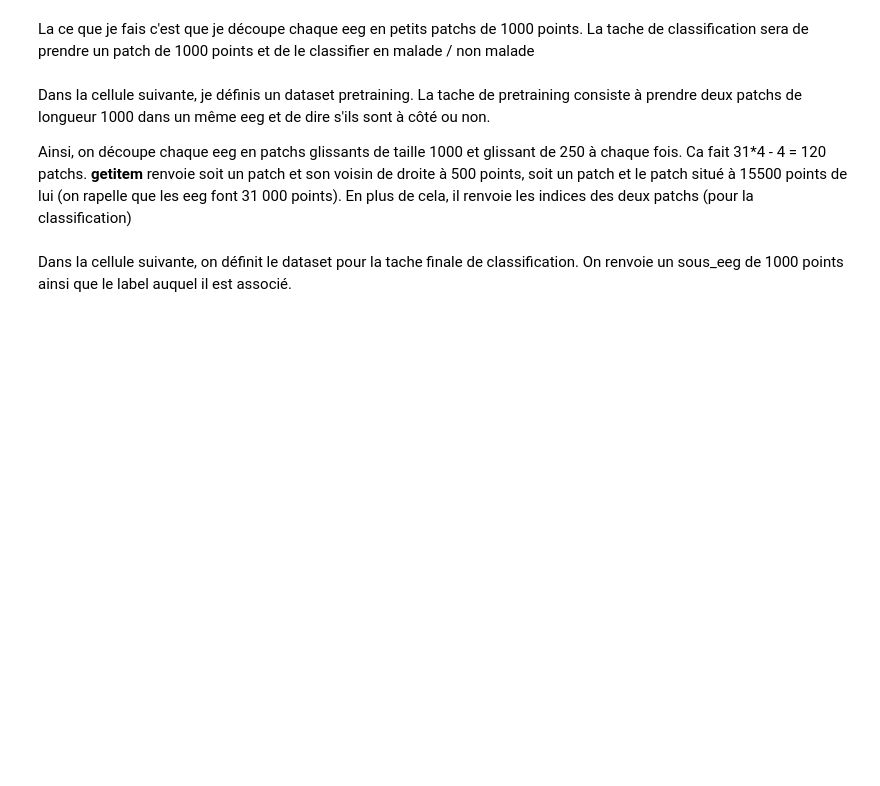
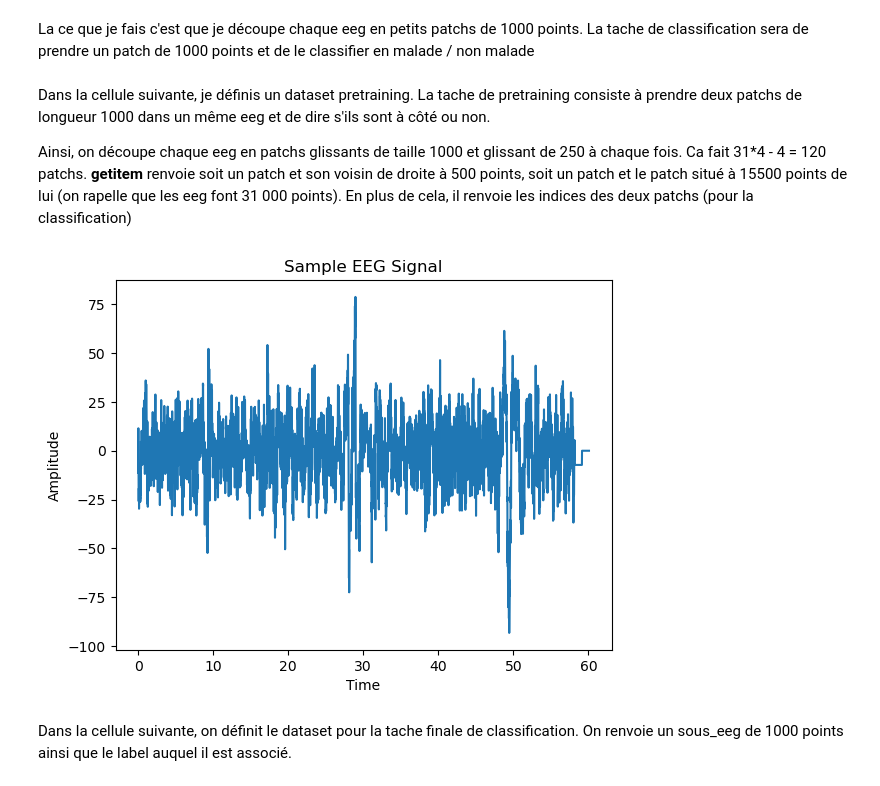
Before and after one commit to gregoirebechade/comp_stats_final, a Jupyter notebook: code/exploring.ipynb, the cells around one changed output. Saved outputs shown, nothing was run; the diff lists cells and outputs as text; code cells hidden in the pictures; blank space fills up the shorter version.

```diff
--- a/code/exploring.ipynb
+++ b/code/exploring.ipynb
@@ -47,6 +47,15 @@ if construct_files :
 Dans la cellule suivante, je définis un dataset pretraining. La tache de pretraining consiste à prendre deux patchs de longueur 1000 dans un même eeg et de dire s'ils sont à côté ou non.
 
 Ainsi, on découpe chaque eeg en patchs glissants de taille 1000 et glissant de 250 à chaque fois. Ca fait 31*4 - 4 = 120 patchs. __getitem__ renvoie soit un patch et son voisin de droite à 500 points, soit un patch et le patch situé à 15500 points de lui (on rapelle que les eeg font 31 000 points). En plus de cela, il renvoie les indices des deux patchs (pour la classification)
+# %%
+df= pd.read_csv('./../data/kaggle_2/s00.csv', header=None)
+plt.plot([i/516 for i in range(len(df[0]))], df[0])
+plt.xlabel('Time')
+plt.ylabel('Amplitude')
+plt.title('Sample EEG Signal')
+plt.show()
+# %% [output]
+[figure, added]
 # %%
 class Dataset_pretraining(torch.utils.data.Dataset):
     def __init__(self, path_to_data, n_files=36, n_samples_per_file=31*4, segment_length=1000, slide = 250):
```
Also changed, not shown: parts of 1 cell of this notebook, 15 other files.
